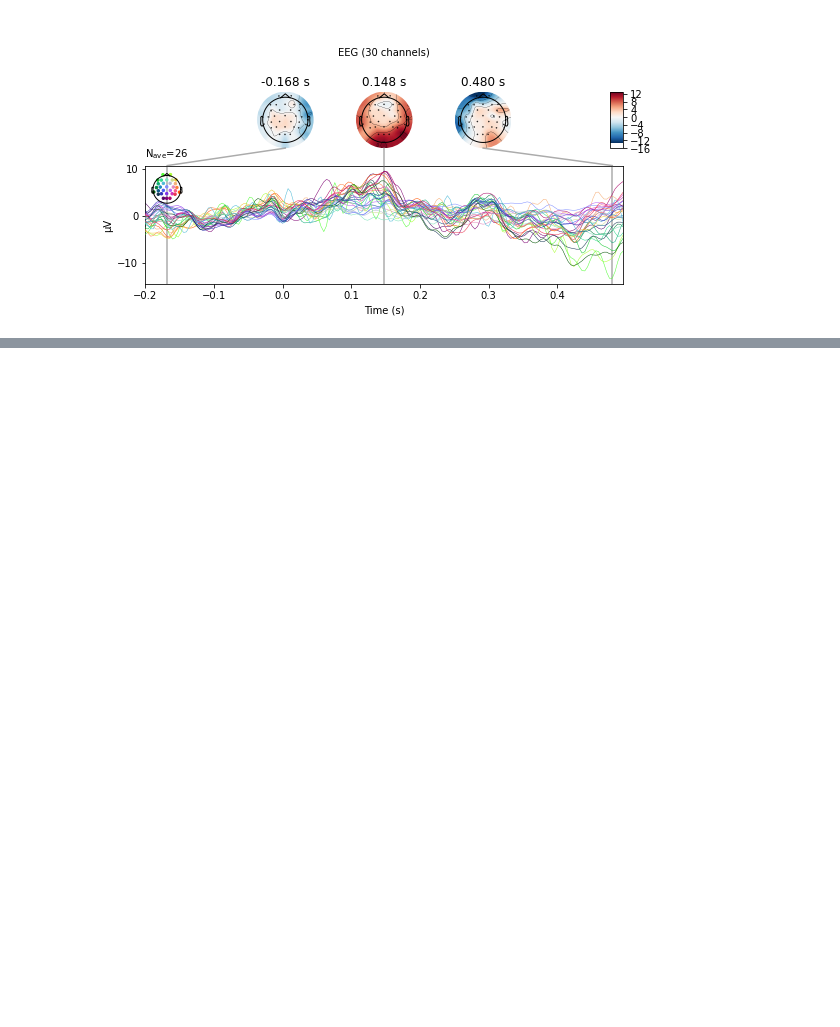
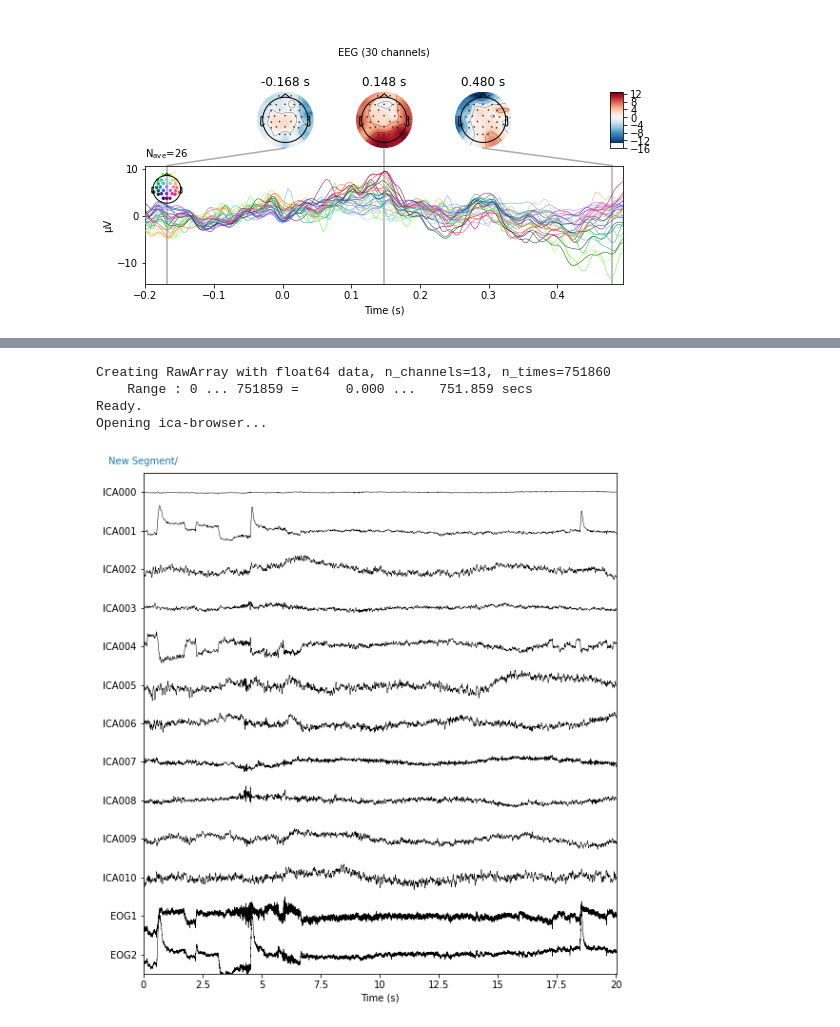
Before and after one commit to jorgenhw/studybuddies_neuroScience, a Jupyter notebook: own_experiment/own_experiment_analysis.ipynb, the cells around one changed output, grey strips where cells are left out. Drawn from its saved outputs; the diff is of its cells as text; code cells hidden in the pictures; blank space fills up the shorter version.

```diff
--- a/own_experiment/own_experiment_analysis.ipynb
+++ b/own_experiment/own_experiment_analysis.ipynb
@@ -463,0 +490,9 @@ No projector specified for this dataset. Please consider the method self.add_pro
+# %%
+# plotting the time series of the ica
+ica.plot_sources(raw, show_scrollbars=False);
+# %% [output]
+Creating RawArray with float64 data, n_channels=13, n_times=751860
+    Range : 0 ... 751859 =      0.000 ...   751.859 secs
+Ready.
+Opening ica-browser...
+[figure, added]
```
Also changed, not shown: parts of 18 cells of this notebook.
